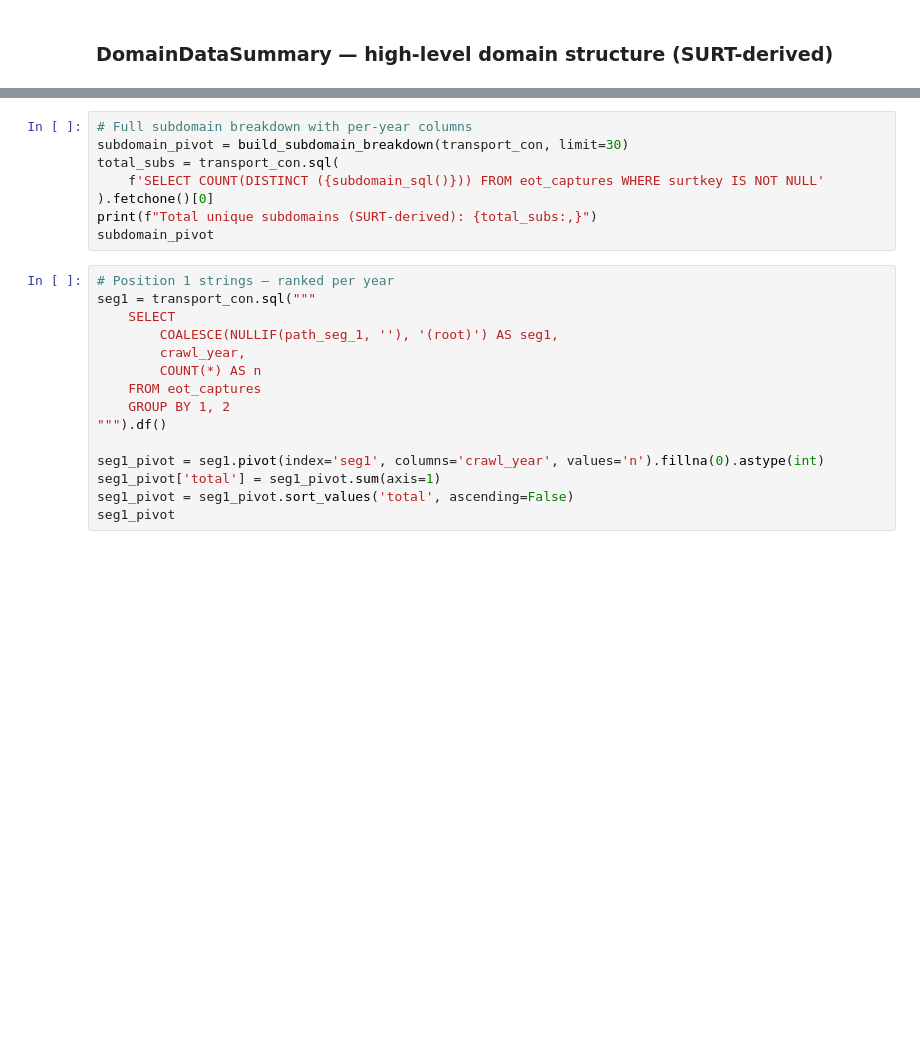
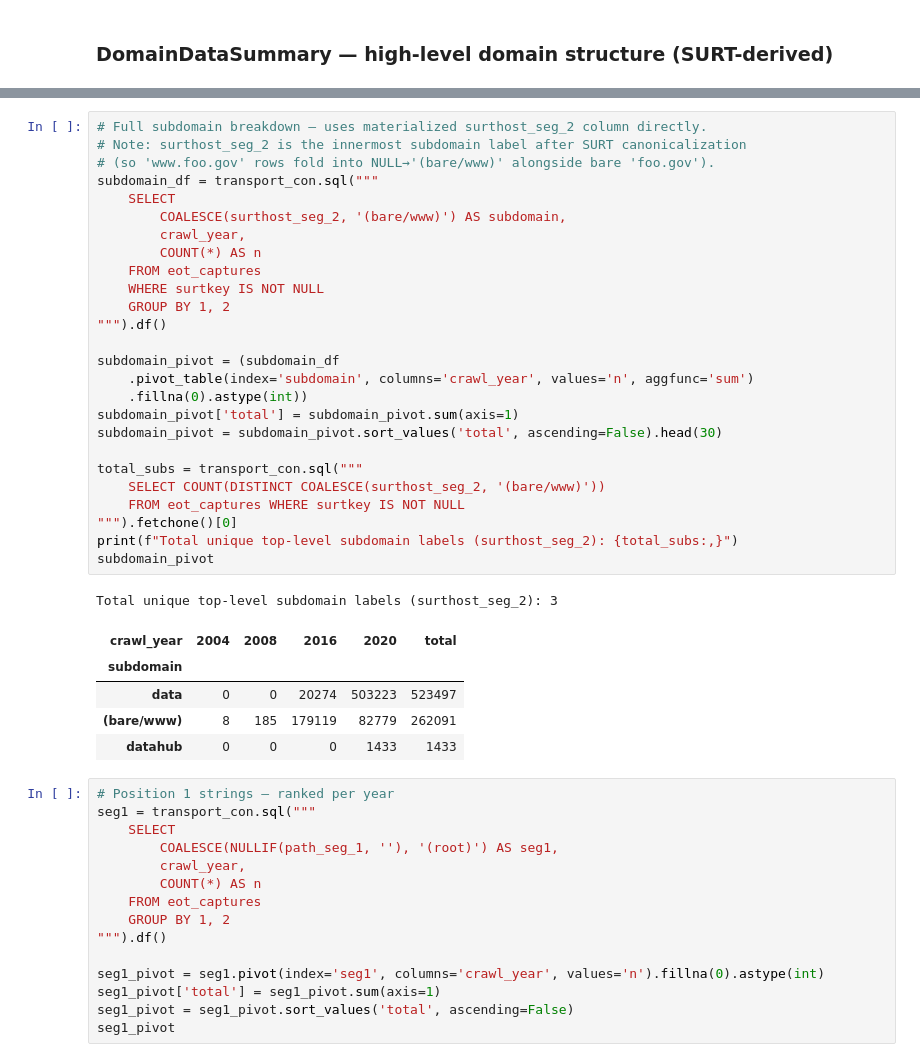
Before and after one commit to danieljohnevans/eot-cdx-parsing, a Jupyter notebook: url_structure_transportation.ipynb, the cells around one changed output, grey strips where cells are left out. Cells and saved outputs as stored; diff of their text form; blank space fills up the shorter version.

```diff
--- a/url_structure_transportation.ipynb
+++ b/url_structure_transportation.ipynb
@@ -83,11 +129,36 @@ domain_summary
-# %%
-# Full subdomain breakdown with per-year columns
-subdomain_pivot = build_subdomain_breakdown(transport_con, limit=30)
-total_subs = transport_con.sql(
-    f'SELECT COUNT(DISTINCT ({subdomain_sql()})) FROM eot_captures WHERE surtkey IS NOT NULL'
-).fetchone()[0]
-print(f"Total unique subdomains (SURT-derived): {total_subs:,}")
-subdomain_pivot
+# %%
+# Full subdomain breakdown — uses materialized surthost_seg_2 column directly.
+# Note: surthost_seg_2 is the innermost subdomain label after SURT canonicalization
+# (so 'www.foo.gov' rows fold into NULL→'(bare/www)' alongside bare 'foo.gov').
+subdomain_df = transport_con.sql("""
+    SELECT
+        COALESCE(surthost_seg_2, '(bare/www)') AS subdomain,
+        crawl_year,
+        COUNT(*) AS n
+    FROM eot_captures
+    WHERE surtkey IS NOT NULL
+    GROUP BY 1, 2
+""").df()
+
+subdomain_pivot = (subdomain_df
+    .pivot_table(index='subdomain', columns='crawl_year', values='n', aggfunc='sum')
+    .fillna(0).astype(int))
+subdomain_pivot['total'] = subdomain_pivot.sum(axis=1)
+subdomain_pivot = subdomain_pivot.sort_values('total', ascending=False).head(30)
+
+total_subs = transport_con.sql("""
+    SELECT COUNT(DISTINCT COALESCE(surthost_seg_2, '(bare/www)'))
+    FROM eot_captures WHERE surtkey IS NOT NULL
+""").fetchone()[0]
+print(f"Total unique top-level subdomain labels (surthost_seg_2): {total_subs:,}")
+subdomain_pivot
+# %% [output]
+Total unique top-level subdomain labels (surthost_seg_2): 3
+| crawl_year | 2004 | 2008 | 2016 | 2020 | total |
+| subdomain |  |  |  |  |  |
+| data | 0 | 0 | 20274 | 503223 | 523497 |
+| (bare/www) | 8 | 185 | 179119 | 82779 | 262091 |
+| datahub | 0 | 0 | 0 | 1433 | 1433 |
 # %%
 # Position 1 strings — ranked per year
 seg1 = transport_con.sql("""
```
Also changed, not shown: parts of 10 cells of this notebook, 1 other file.
